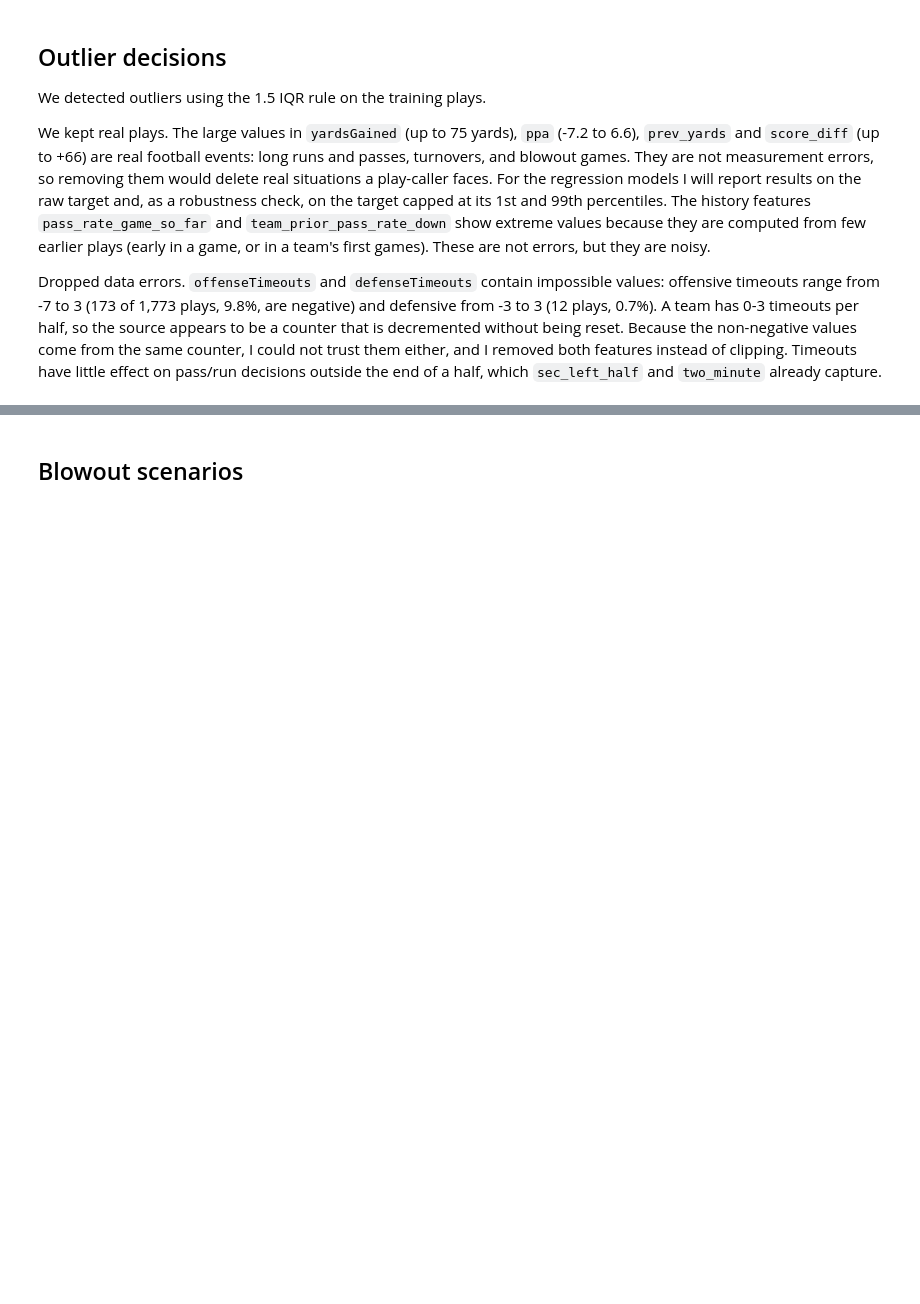
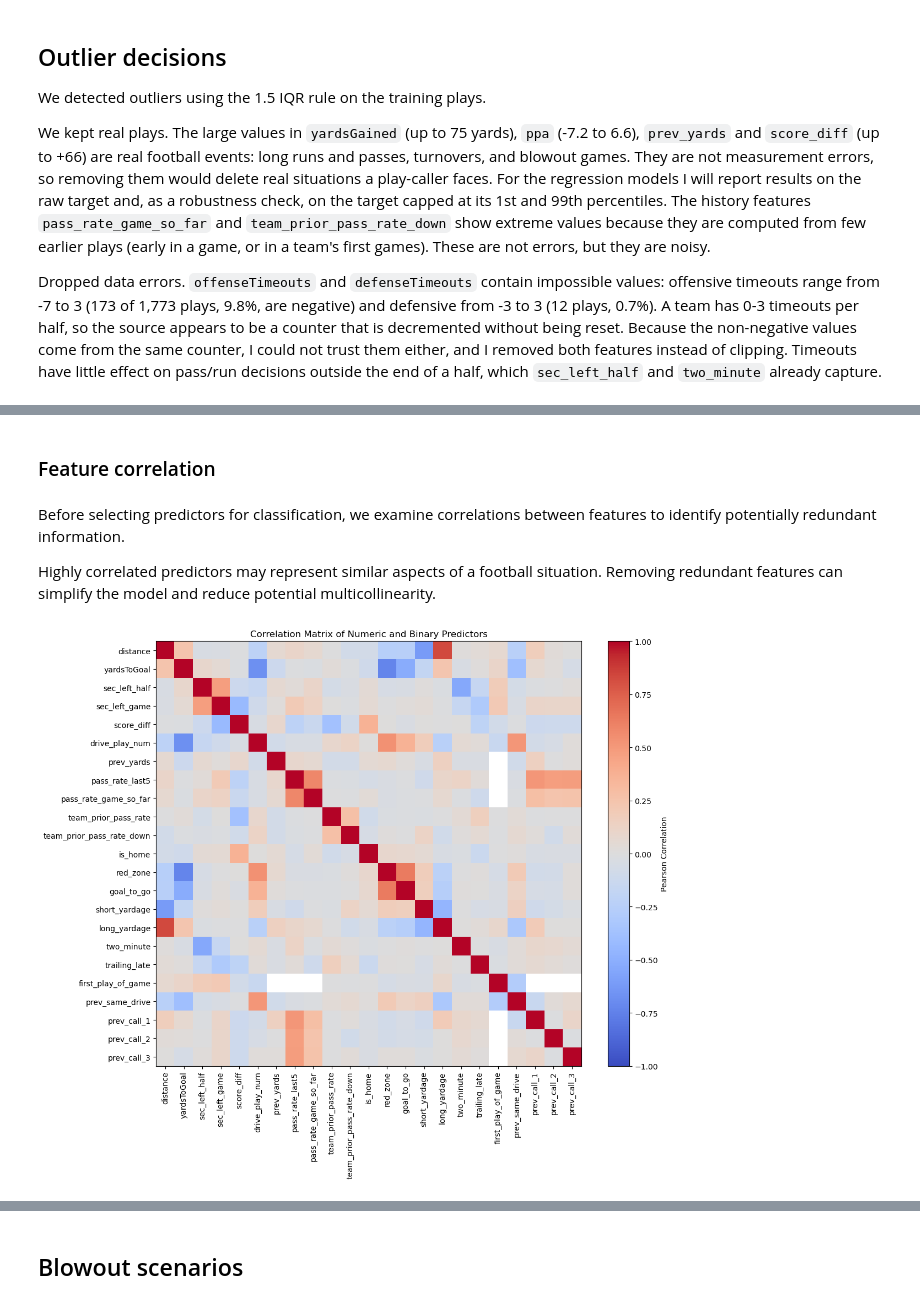
Before and after one commit to wrennicol/college-football-play-prediction, a Jupyter notebook: notebooks/01b_data_eda.ipynb, the cells around one changed output, grey strips where cells are left out. Cells and saved outputs as stored; diff of their text form; code cells hidden in the pictures; blank space fills up the shorter version.

```diff
--- a/notebooks/01b_data_eda.ipynb
+++ b/notebooks/01b_data_eda.ipynb
@@ -352,0 +503,37 @@ fig.tight_layout(); savefig(fig, "05_univariate_auc"); plt.show()
+# %% [markdown]
+### Feature correlation
+# %% [markdown]
+Before selecting predictors for classification, we examine correlations between features to identify potentially redundant information.
+
+Highly correlated predictors may represent similar aspects of a football situation. Removing redundant features can simplify the model and reduce potential multicollinearity.
+# %%
+corr_features = [
+    f for f in num_f + bin_f
+    if f in eda.columns
+]
+
+corr_matrix = eda[corr_features].corr(method="pearson")
+
+plt.figure(figsize=(12, 10))
+
+plt.imshow(corr_matrix, cmap="coolwarm", vmin=-1, vmax=1)
+
+plt.colorbar(label="Pearson Correlation")
+
+plt.xticks(
+    range(len(corr_features)),
+    corr_features,
+    rotation=90
+)
+
+plt.yticks(
+    range(len(corr_features)),
+    corr_features
+)
+
+plt.title("Correlation Matrix of Numeric and Binary Predictors")
+plt.tight_layout()
+savefig(fig, "classification_heatmap")
+plt.show()
+# %% [output]
+[figure, added]
```
Also changed, not shown: parts of 64 cells of this notebook, 58 other files.
